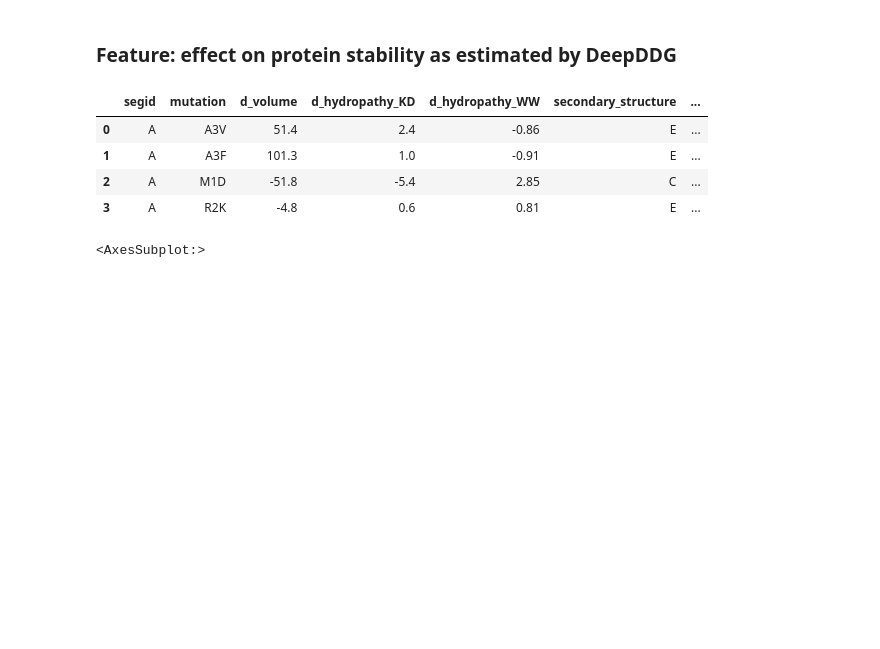
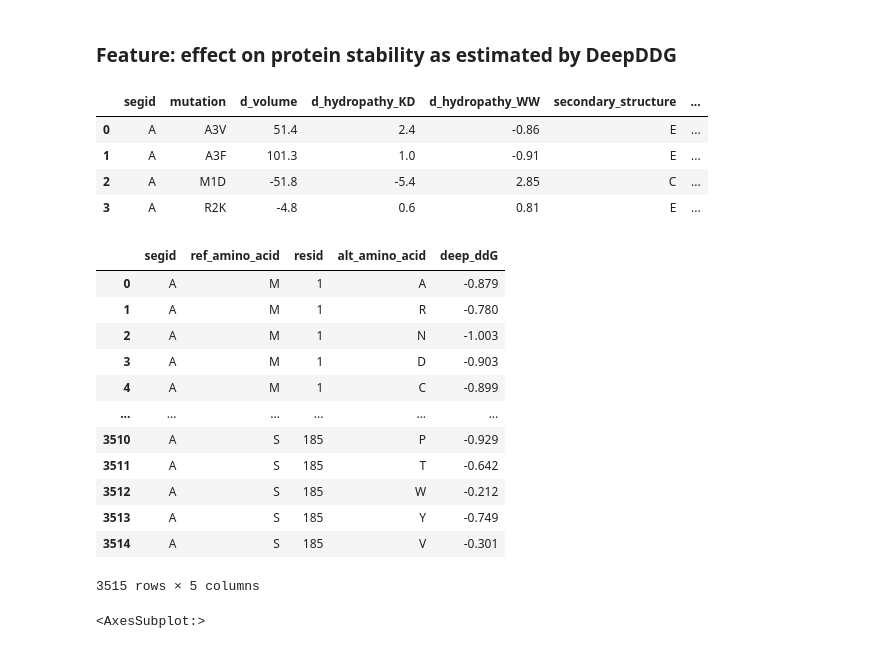
Before and after one commit to fowler-lab/sbmlcore, a Jupyter notebook: walkthrough.ipynb, the cells around one changed output. Saved outputs shown, nothing was run; the diff lists cells and outputs as text; code cells hidden in the pictures; blank space fills up the shorter version.

Commit message:
tidied some of the returned columns

```diff
--- a/walkthrough.ipynb
+++ b/walkthrough.ipynb
@@ -67,6 +66,22 @@ df
 | 1 | A | A3F | 101.3 | 1.0 | -0.91 | E | ... |
 | 2 | A | M1D | -51.8 | -5.4 | 2.85 | C | ... |
 | 3 | A | R2K | -4.8 | 0.6 | 0.81 | E | ... |
+# %%
+a.results
+# %% [output]
+|  | segid | ref_amino_acid | resid | alt_amino_acid | deep_ddG |
+| 0 | A | M | 1 | A | -0.879 |
+| 1 | A | M | 1 | R | -0.780 |
+| 2 | A | M | 1 | N | -1.003 |
+| 3 | A | M | 1 | D | -0.903 |
+| 4 | A | M | 1 | C | -0.899 |
+| ... | ... | ... | ... | ... | ... |
+| 3510 | A | S | 185 | P | -0.929 |
+| 3511 | A | S | 185 | T | -0.642 |
+| 3512 | A | S | 185 | W | -0.212 |
+| 3513 | A | S | 185 | Y | -0.749 |
+| 3514 | A | S | 185 | V | -0.301 |
+3515 rows × 5 columns
 # %%
 a.results.deep_ddG.hist(bins=50)
 # %% [output]
```
Also changed, not shown: parts of 7 cells of this notebook, 2 other files.
